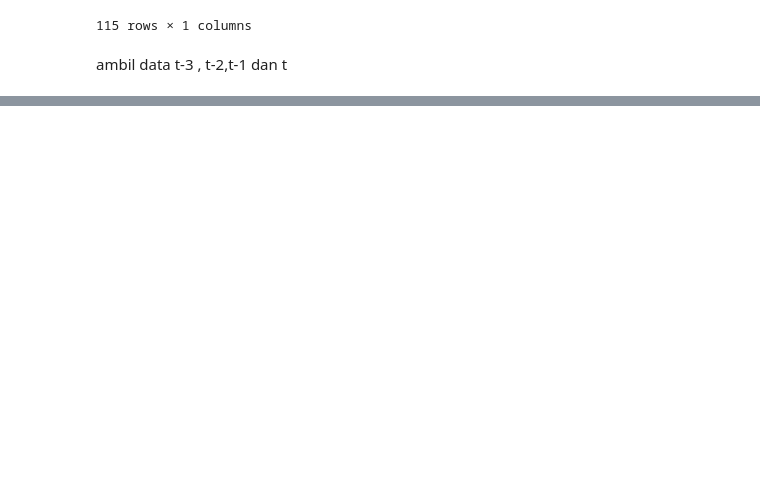
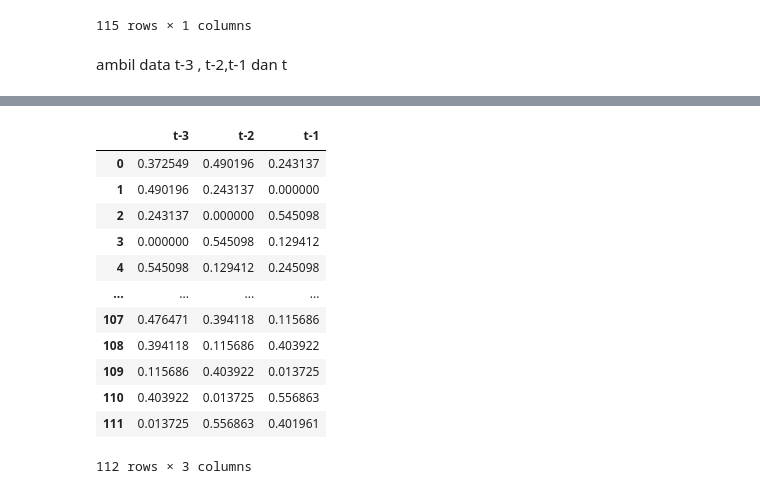
Before and after one commit to Amelia039/kolaborasipro, a Jupyter notebook: peramalan.ipynb, the cells around one changed output, grey strips where cells are left out. Cells and saved outputs as stored; diff of their text form; code cells hidden in the pictures; blank space fills up the shorter version.

```diff
--- a/peramalan.ipynb
+++ b/peramalan.ipynb
@@ -223,12 +221,26 @@ array([0.59760956, 0.3187251 , 0.72310757, 0.71912351, 0.0876494 ,
 # %%
 from sklearn.preprocessing import MinMaxScaler
 import joblib
 
 scaler = MinMaxScaler()
 #scaler.fit(features)
 #scaler.transform(features)
-scaled = scaler.fit_transform(dataX)
-features_names = dataX.columns.copy()
+scaled = scaler.fit_transform(data_train_X)
+features_names = data_train_X.columns.copy()
 #features_names.remove('label')
 scaled_features = pd.DataFrame(scaled, columns=features_names)
 scaled_features
+# %% [output]
+|  | t-3 | t-2 | t-1 |
+| 0 | 0.372549 | 0.490196 | 0.243137 |
+| 1 | 0.490196 | 0.243137 | 0.000000 |
+| 2 | 0.243137 | 0.000000 | 0.545098 |
+| 3 | 0.000000 | 0.545098 | 0.129412 |
+| 4 | 0.545098 | 0.129412 | 0.245098 |
+| ... | ... | ... | ... |
+| 107 | 0.476471 | 0.394118 | 0.115686 |
+| 108 | 0.394118 | 0.115686 | 0.403922 |
+| 109 | 0.115686 | 0.403922 | 0.013725 |
+| 110 | 0.403922 | 0.013725 | 0.556863 |
+| 111 | 0.013725 | 0.556863 | 0.401961 |
+112 rows × 3 columns
```
Also changed, not shown: parts of 22 cells of this notebook.
